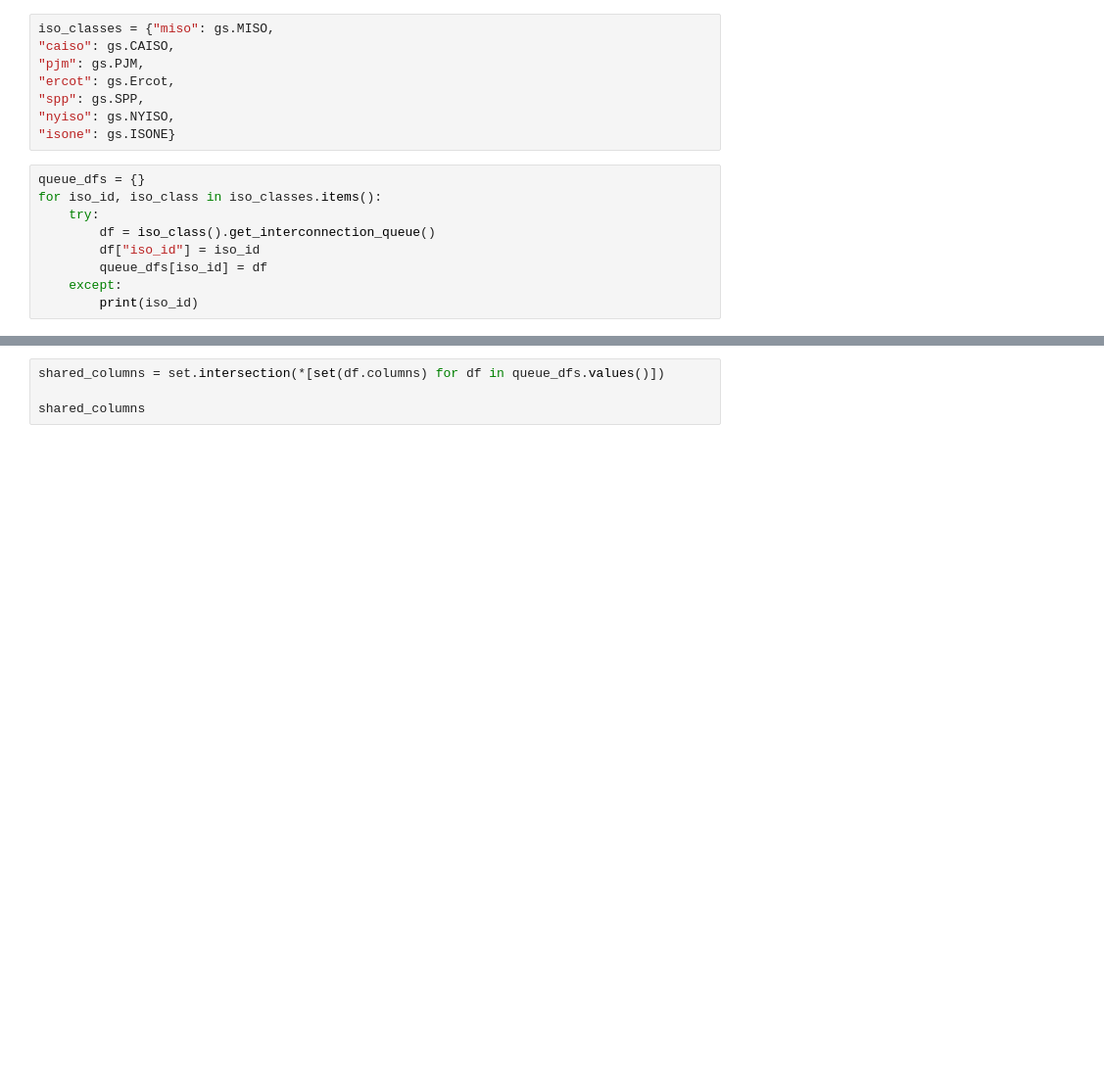
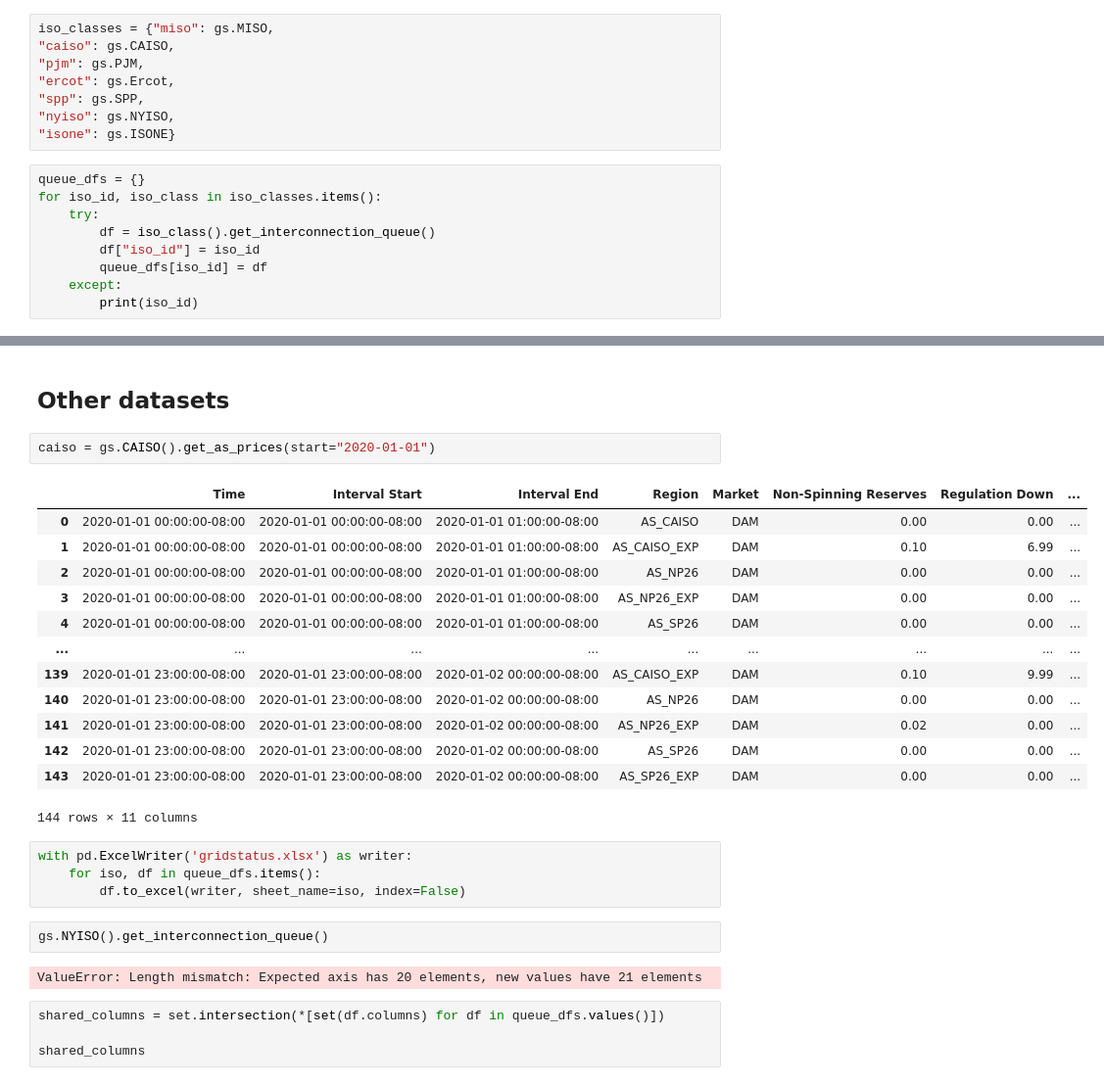
Before and after one commit to deployment-gap-model-education-fund/deployment-gap-model, a Jupyter notebook: notebooks/gridstatus_explore.ipynb, the cells around one changed output, grey strips where cells are left out. Shown: that part at 98% size. Saved outputs shown, nothing was run; the diff lists cells and outputs as text; blank space fills up the shorter version.

Commit message:
Set up gridstatus iso queue extraction code

```diff
--- a/notebooks/gridstatus_explore.ipynb
+++ b/notebooks/gridstatus_explore.ipynb
@@ -30,3 +42,29 @@ for iso_id, iso_class in iso_classes.items():
+# %% [markdown]
+## Other datasets
+# %%
+caiso = gs.CAISO().get_as_prices(start="2020-01-01")
+# %% [output]
+|  | Time | Interval Start | Interval End | Region | Market | Non-Spinning Reserves | Regulation Down | ... |
+| 0 | 2020-01-01 00:00:00-08:00 | 2020-01-01 00:00:00-08:00 | 2020-01-01 01:00:00-08:00 | AS_CAISO | DAM | 0.00 | 0.00 | ... |
+| 1 | 2020-01-01 00:00:00-08:00 | 2020-01-01 00:00:00-08:00 | 2020-01-01 01:00:00-08:00 | AS_CAISO_EXP | DAM | 0.10 | 6.99 | ... |
+| 2 | 2020-01-01 00:00:00-08:00 | 2020-01-01 00:00:00-08:00 | 2020-01-01 01:00:00-08:00 | AS_NP26 | DAM | 0.00 | 0.00 | ... |
+| 3 | 2020-01-01 00:00:00-08:00 | 2020-01-01 00:00:00-08:00 | 2020-01-01 01:00:00-08:00 | AS_NP26_EXP | DAM | 0.00 | 0.00 | ... |
+| 4 | 2020-01-01 00:00:00-08:00 | 2020-01-01 00:00:00-08:00 | 2020-01-01 01:00:00-08:00 | AS_SP26 | DAM | 0.00 | 0.00 | ... |
+| ... | ... | ... | ... | ... | ... | ... | ... | ... |
+| 139 | 2020-01-01 23:00:00-08:00 | 2020-01-01 23:00:00-08:00 | 2020-01-02 00:00:00-08:00 | AS_CAISO_EXP | DAM | 0.10 | 9.99 | ... |
+| 140 | 2020-01-01 23:00:00-08:00 | 2020-01-01 23:00:00-08:00 | 2020-01-02 00:00:00-08:00 | AS_NP26 | DAM | 0.00 | 0.00 | ... |
+| 141 | 2020-01-01 23:00:00-08:00 | 2020-01-01 23:00:00-08:00 | 2020-01-02 00:00:00-08:00 | AS_NP26_EXP | DAM | 0.02 | 0.00 | ... |
+| 142 | 2020-01-01 23:00:00-08:00 | 2020-01-01 23:00:00-08:00 | 2020-01-02 00:00:00-08:00 | AS_SP26 | DAM | 0.00 | 0.00 | ... |
+| 143 | 2020-01-01 23:00:00-08:00 | 2020-01-01 23:00:00-08:00 | 2020-01-02 00:00:00-08:00 | AS_SP26_EXP | DAM | 0.00 | 0.00 | ... |
+144 rows × 11 columns
+# %%
+with pd.ExcelWriter('gridstatus.xlsx') as writer:
+    for iso, df in queue_dfs.items():
+        df.to_excel(writer, sheet_name=iso, index=False)
+# %%
+gs.NYISO().get_interconnection_queue()
+# %% [output]
+ValueError: Length mismatch: Expected axis has 20 elements, new values have 21 elements
 # %%
 shared_columns = set.intersection(*[set(df.columns) for df in queue_dfs.values()])
 
```
Also changed, not shown: parts of 2 cells of this notebook, 4 other files.
